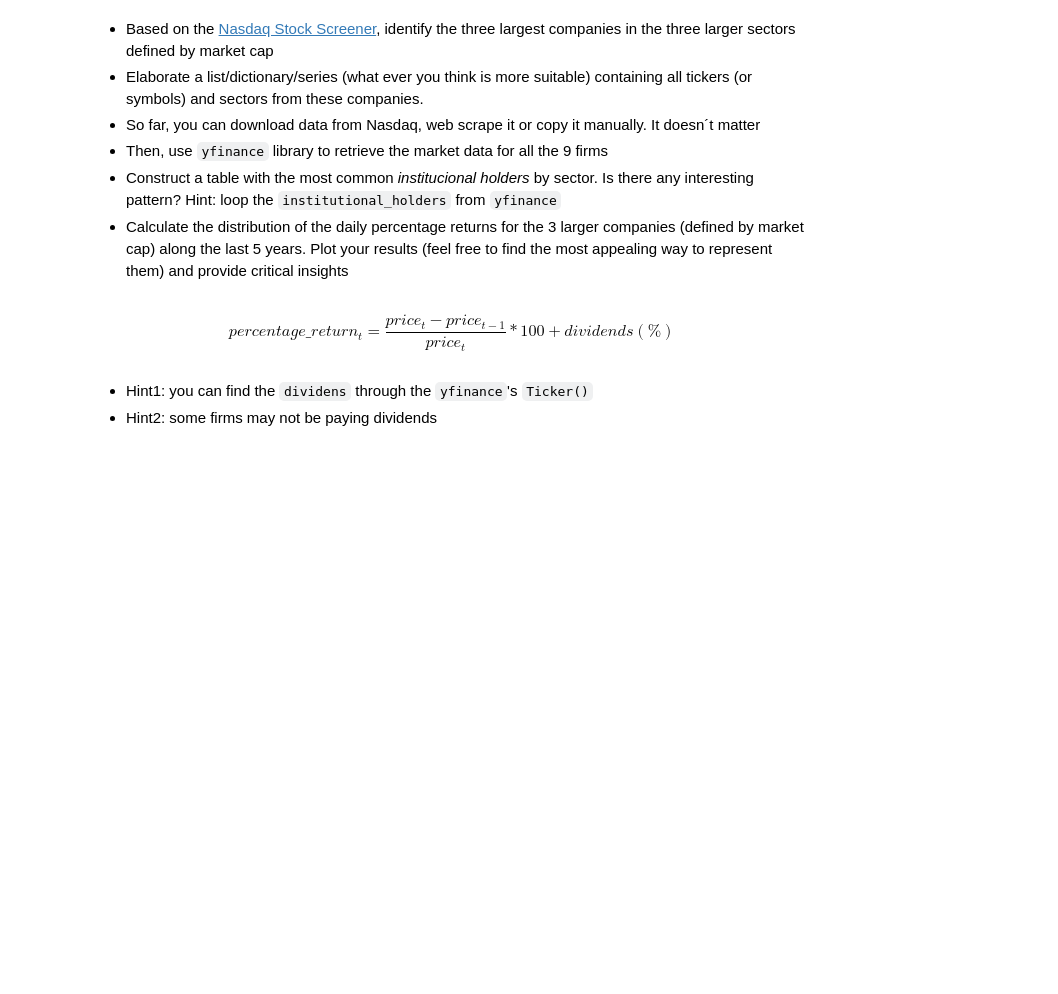
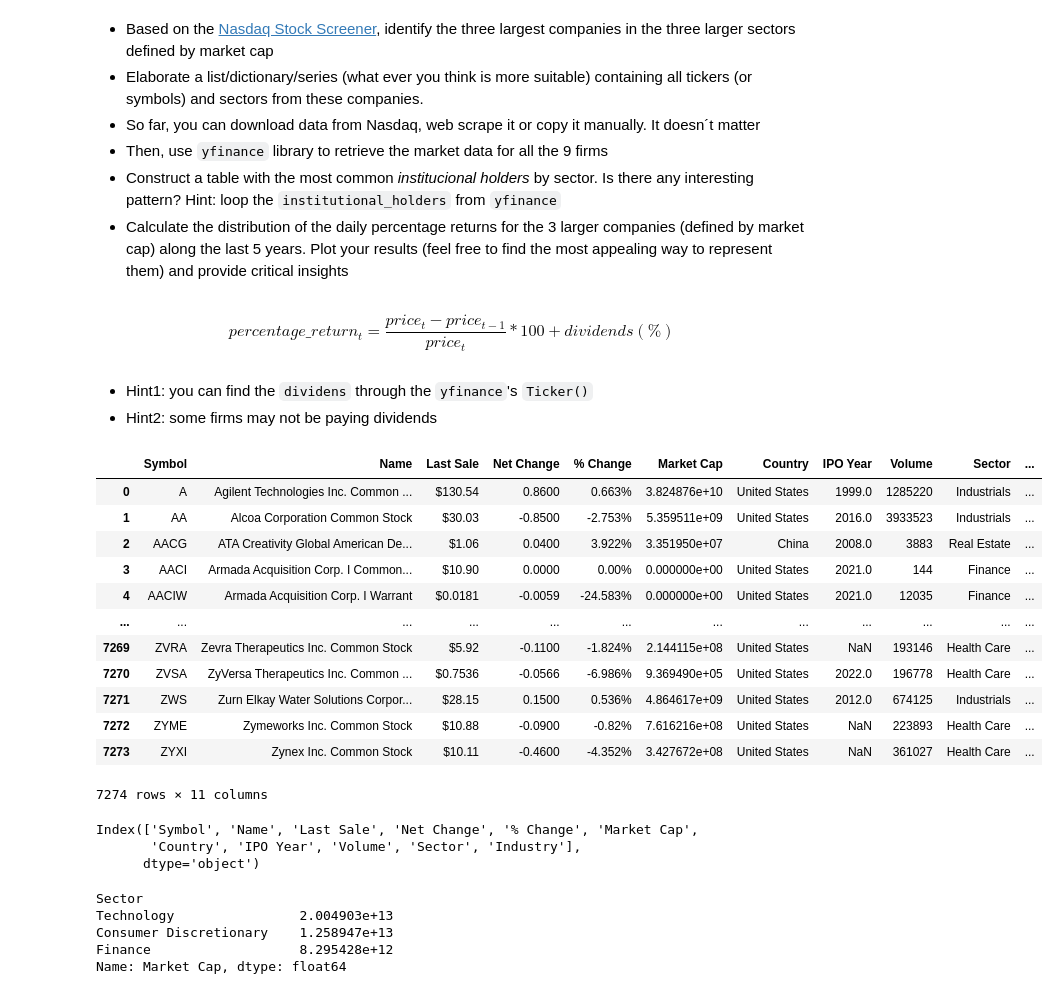
Before and after one commit to qlab-intro-python/tarea-4-quispe-dongo, a Jupyter notebook: tarea_4_plantilla.ipynb, the cells around one changed output. Saved outputs shown, nothing was run; the diff lists cells and outputs as text; code cells hidden in the pictures; blank space fills up the shorter version.

```diff
--- a/tarea_4_plantilla.ipynb
+++ b/tarea_4_plantilla.ipynb
@@ -147,0 +146,35 @@ $$
+# %%
+# Solution
+nasdaq = pd.read_csv("nasdaq_screener_1705152856856.csv")
+nasdaq
+# %% [output]
+|  | Symbol | Name | Last Sale | Net Change | % Change | Market Cap | Country | IPO Year | Volume | Sector | ... |
+| 0 | A | Agilent Technologies Inc. Common ... | $130.54 | 0.8600 | 0.663% | 3.824876e+10 | United States | 1999.0 | 1285220 | Industrials | ... |
+| 1 | AA | Alcoa Corporation Common Stock | $30.03 | -0.8500 | -2.753% | 5.359511e+09 | United States | 2016.0 | 3933523 | Industrials | ... |
+| 2 | AACG | ATA Creativity Global American De... | $1.06 | 0.0400 | 3.922% | 3.351950e+07 | China | 2008.0 | 3883 | Real Estate | ... |
+| 3 | AACI | Armada Acquisition Corp. I Common... | $10.90 | 0.0000 | 0.00% | 0.000000e+00 | United States | 2021.0 | 144 | Finance | ... |
+| 4 | AACIW | Armada Acquisition Corp. I Warrant | $0.0181 | -0.0059 | -24.583% | 0.000000e+00 | United States | 2021.0 | 12035 | Finance | ... |
+| ... | ... | ... | ... | ... | ... | ... | ... | ... | ... | ... | ... |
+| 7269 | ZVRA | Zevra Therapeutics Inc. Common Stock | $5.92 | -0.1100 | -1.824% | 2.144115e+08 | United States | NaN | 193146 | Health Care | ... |
+| 7270 | ZVSA | ZyVersa Therapeutics Inc. Common ... | $0.7536 | -0.0566 | -6.986% | 9.369490e+05 | United States | 2022.0 | 196778 | Health Care | ... |
+| 7271 | ZWS | Zurn Elkay Water Solutions Corpor... | $28.15 | 0.1500 | 0.536% | 4.864617e+09 | United States | 2012.0 | 674125 | Industrials | ... |
+| 7272 | ZYME | Zymeworks Inc. Common Stock | $10.88 | -0.0900 | -0.82% | 7.616216e+08 | United States | NaN | 223893 | Health Care | ... |
+| 7273 | ZYXI | Zynex Inc. Common Stock | $10.11 | -0.4600 | -4.352% | 3.427672e+08 | United States | NaN | 361027 | Health Care | ... |
+7274 rows × 11 columns
+# %%
+nasdaq.columns
+# %% [output]
+Index(['Symbol', 'Name', 'Last Sale', 'Net Change', '% Change', 'Market Cap',
+       'Country', 'IPO Year', 'Volume', 'Sector', 'Industry'],
+      dtype='object')
+# %%
+#Based on the [Nasdaq Stock Screener](https://www.nasdaq.com/market-activity/stocks/screener), identify the three largest companies in the three larger sectors defined by market cap
+
+marketcap = nasdaq.groupby('Sector')['Market Cap'].sum().sort_values(ascending=0)
+marketcap.head(3)
+# %% [output]
+Sector
+Technology                2.004903e+13
+Consumer Discretionary    1.258947e+13
+Finance                   8.295428e+12
+Name: Market Cap, dtype: float64
```
Also changed, not shown: parts of 9 cells of this notebook, 1 other file.
